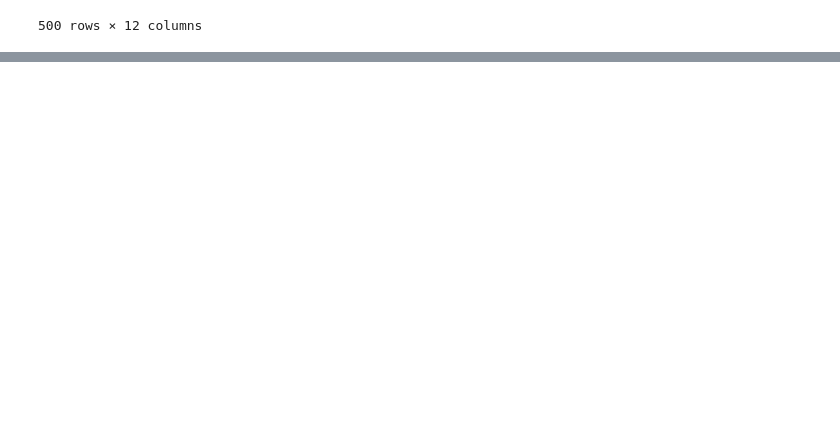
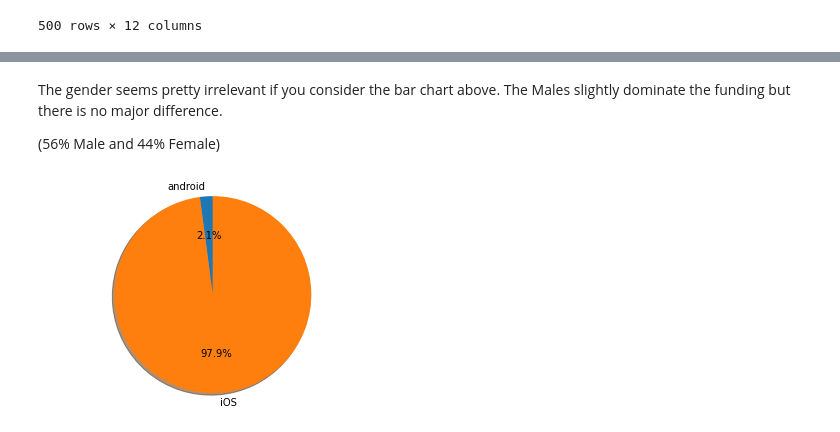
Before and after one commit to Akshath-Mahajan/Synapse-Interview, a Jupyter notebook: Task_Two/DataVisualization.ipynb, the cells around one changed output, grey strips where cells are left out. Cells and saved outputs as stored; diff of their text form; code cells hidden in the pictures; blank space fills up the shorter version.

```diff
--- a/Task_Two/DataVisualization.ipynb
+++ b/Task_Two/DataVisualization.ipynb
@@ -303,0 +369,7 @@ We are finally ready to visualize our data `VizData`
+# %%
+def plot_pie(key, dataset):
+    labels, sizes = np.unique(dataset[key], return_counts=True)
+    plt.pie(sizes, labels=labels, autopct='%1.1f%%',
+        shadow=True, startangle=90)
+    plt.axis('equal')
+    plt.show()
@@ -303,0 +384,9 @@ We are finally ready to visualize our data `VizData`
+# %% [markdown]
+The gender seems pretty irrelevant if you consider the bar chart above.
+The Males slightly dominate the funding but there is no major difference.
+
+(56% Male and 44% Female)
+# %%
+plot_pie('device', IN_Data)
+# %% [output]
+[figure, added]
```
Also changed, not shown: parts of 41 cells of this notebook.
